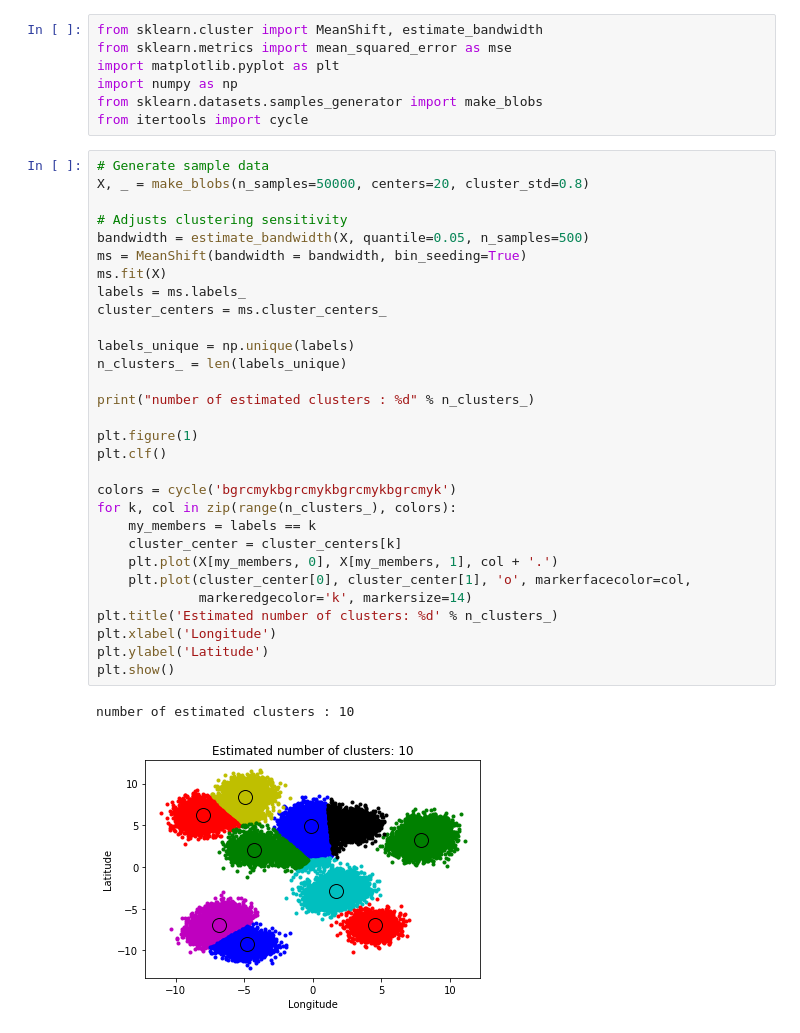
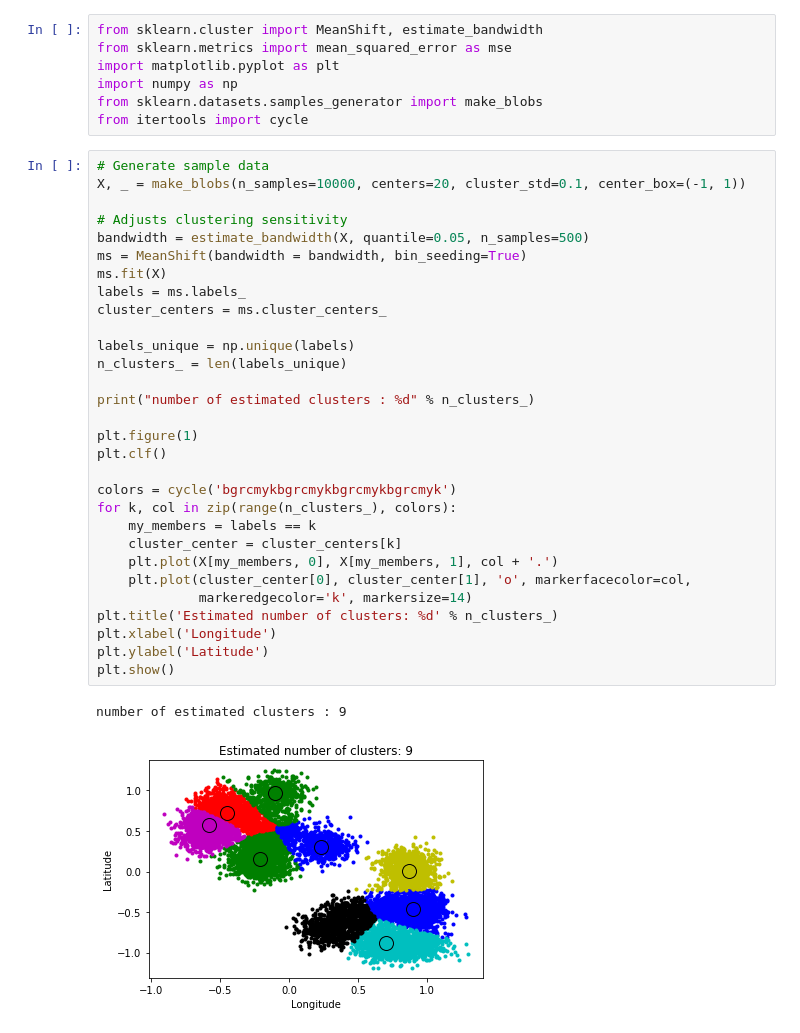
Before and after one commit to BrotherYunke/BlocHacks, a Jupyter notebook: population_cluster.ipynb, the cells around one changed output. Saved outputs shown, nothing was run; the diff lists cells and outputs as text.

```diff
--- a/population_cluster.ipynb
+++ b/population_cluster.ipynb
@@ -7,34 +7,34 @@ from sklearn.datasets.samples_generator import make_blobs
 from itertools import cycle
 # %%
 # Generate sample data
-X, _ = make_blobs(n_samples=50000, centers=20, cluster_std=0.8)
+X, _ = make_blobs(n_samples=10000, centers=20, cluster_std=0.1, center_box=(-1, 1))
 
 # Adjusts clustering sensitivity
 bandwidth = estimate_bandwidth(X, quantile=0.05, n_samples=500)
 ms = MeanShift(bandwidth = bandwidth, bin_seeding=True)
 ms.fit(X)
 labels = ms.labels_
 cluster_centers = ms.cluster_centers_
 
 labels_unique = np.unique(labels)
 n_clusters_ = len(labels_unique)
 
 print("number of estimated clusters : %d" % n_clusters_)
 
 plt.figure(1)
 plt.clf()
 
 colors = cycle('bgrcmykbgrcmykbgrcmykbgrcmyk')
 for k, col in zip(range(n_clusters_), colors):
     my_members = labels == k
     cluster_center = cluster_centers[k]
     plt.plot(X[my_members, 0], X[my_members, 1], col + '.')
     plt.plot(cluster_center[0], cluster_center[1], 'o', markerfacecolor=col,
              markeredgecolor='k', markersize=14)
 plt.title('Estimated number of clusters: %d' % n_clusters_)
 plt.xlabel('Longitude')
 plt.ylabel('Latitude')
 plt.show()
 # %% [output]
-number of estimated clusters : 10
+number of estimated clusters : 9
-[figure, old version]
+[figure, new version]
```
